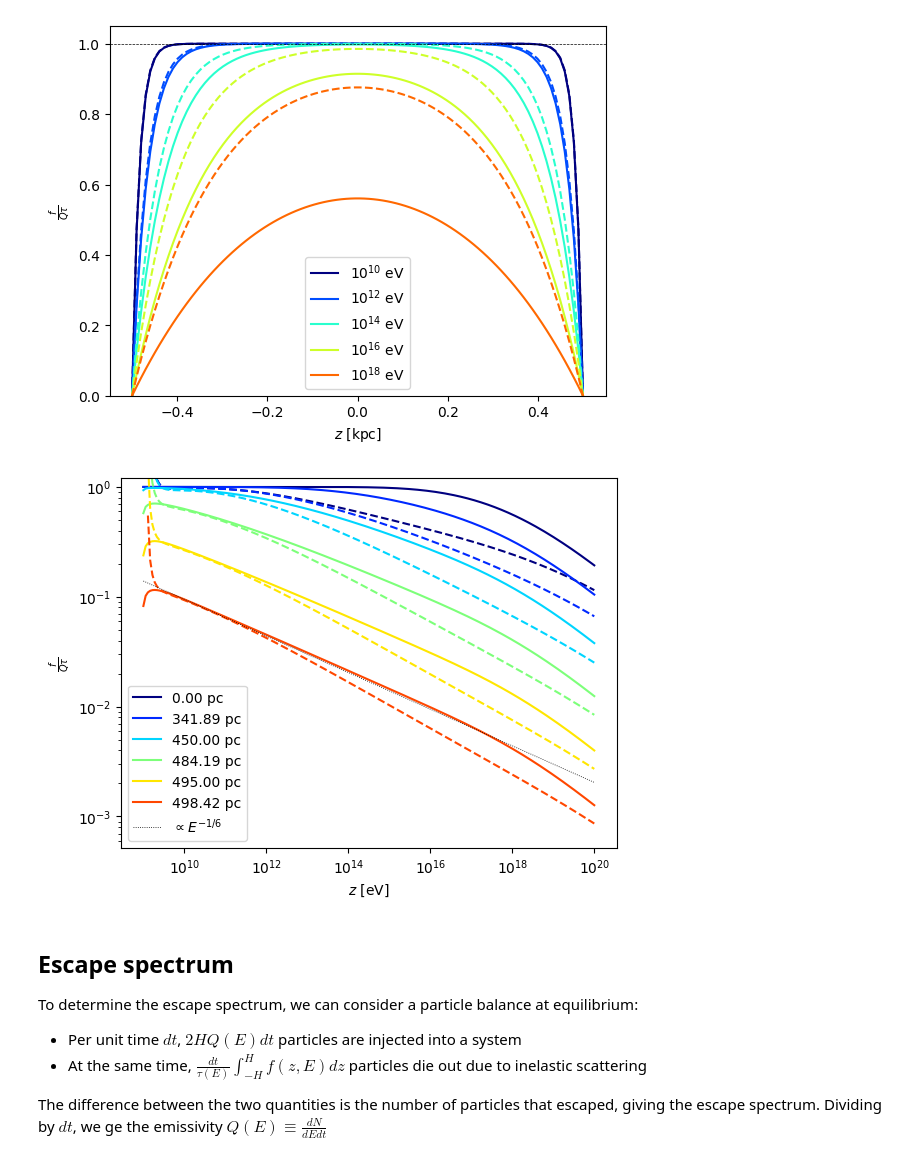
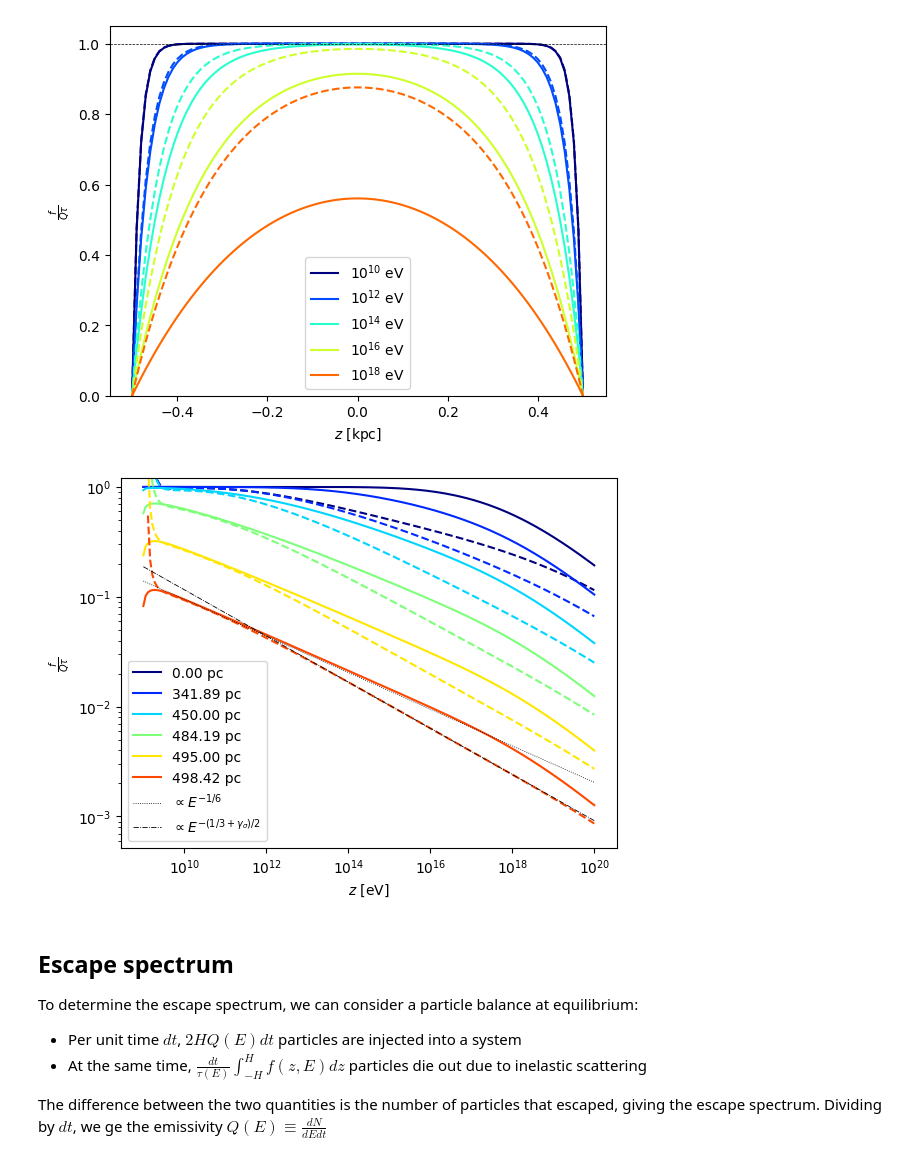
Before and after one commit to nj-vs-vh/gssi-he-th, a Jupyter notebook: 11 Cosmic Ray Dynamics in a Starburst Galaxy Nucleus.ipynb, the cells around one changed output. Saved outputs shown, nothing was run; the diff lists cells and outputs as text; code cells hidden in the pictures.

```diff
--- a/11 Cosmic Ray Dynamics in a Starburst Galaxy Nucleus.ipynb
+++ b/11 Cosmic Ray Dynamics in a Starburst Galaxy Nucleus.ipynb
@@ -48,10 +48,20 @@ def sigma_pp_approx(E: u.Quantity[u.eV]) -> u.Quantity[u.mbarn]:
 
 _, ax = plt.subplots(figsize=(4, 3))
 
-E_p_grid = np.logspace(np.log(E_pp_threshold.to(u.GeV).value), 6, 100) * u.GeV
+E_p_grid = np.logspace(np.log(E_pp_threshold.to(u.GeV).value), 9, 100) * u.GeV
 ax.plot(E_p_grid, sigma_pp_full(E_p_grid), label="Full")
 ax.plot(E_p_grid, sigma_pp_approx(E_p_grid), linestyle="--", label="Constant approx")
+sigma_powerlaw_index = 0.087
+print("gamma_sigma = ", sigma_powerlaw_index)
+ax.plot(
+    E_p_grid,
+    (32 * u.mbarn) * (E_p_grid / u.TeV) ** sigma_powerlaw_index,
+    color="k",
+    linestyle=":",
+    label=f"$\\propto E^{{\\gamma_\\sigma}}$",
+)
 ax.set_xscale("log")
+ax.set_yscale("log")
 label_axes(ax, "E_p", "\\sigma_{pp}")
 ax.legend()
 plt.show()
@@ -140,40 +155,44 @@ plt.show()
 # %%
 _, ax = plt.subplots()
 
 z_values = (H - H * np.logspace(0, -2.5, num=6)).to(u.pc)
 E_grid = np.logspace(-3, 8, 200) * u.TeV
 cmap = matplotlib.colormaps["jet"]
 Q_tau = Q_supernovae(E_grid) * tau_absorption(E_grid, sigma=sigma_pp_approx)
 Q_tau_full_sigma = Q_supernovae(E_grid) * tau_absorption(E_grid, sigma=sigma_pp_full)
 for idx, z in enumerate(z_values):
     color = cmap(idx / len(z_values))
     ax.loglog(
         E_grid.to(u.eV),
         (stationary_solution_f(z, E=E_grid, sigma=sigma_pp_approx) / Q_tau).decompose(),
         label=f"{z:.2f}",
         color=color,
     )
     ax.loglog(
         E_grid.to(u.eV),
         (stationary_solution_f(z, E=E_grid, sigma=sigma_pp_full) / Q_tau).decompose(),
         color=color,
         linestyle="--",
     )
 
-ax.plot(
-    E_grid,
-    4.4e-2 * (E_grid ** (-1 / 6)).value,
-    color="k",
-    linestyle=":",
-    linewidth=0.6,
-    label="$ \\propto E^{-1/6} $",
-)
+for power, norm, power_label, linestyle in (
+    (-1 / 6, 4.4e-2, "-1/6", ":"),
+    (-1 / 6 - sigma_powerlaw_index/2, 4.4e-2, "- (1/3 + \\gamma_\\sigma) / 2", "-."),
+):
+    ax.plot(
+        E_grid,
+        norm * (E_grid ** (power)).value,
+        color="k",
+        linestyle=linestyle,
+        linewidth=0.6,
+        label=f"$ \\propto E^{{{power_label}}} $",
+    )
 label_axes(ax, "z", "\\frac{f}{Q\\tau}")
 ax.set_ylim(top=1.2)
 ax.legend()
 plt.show()
 # %% [output]
-[figure, old version]
+[figure, new version]
 # %% [markdown]
 ## Escape spectrum
 
```
Also changed, not shown: parts of 3 cells of this notebook.
